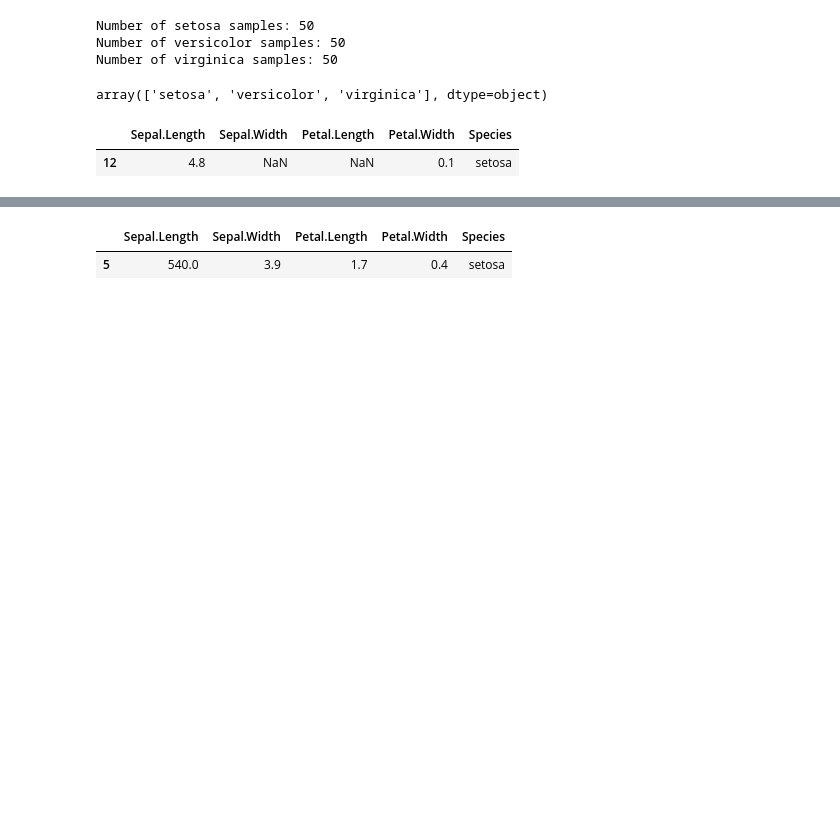
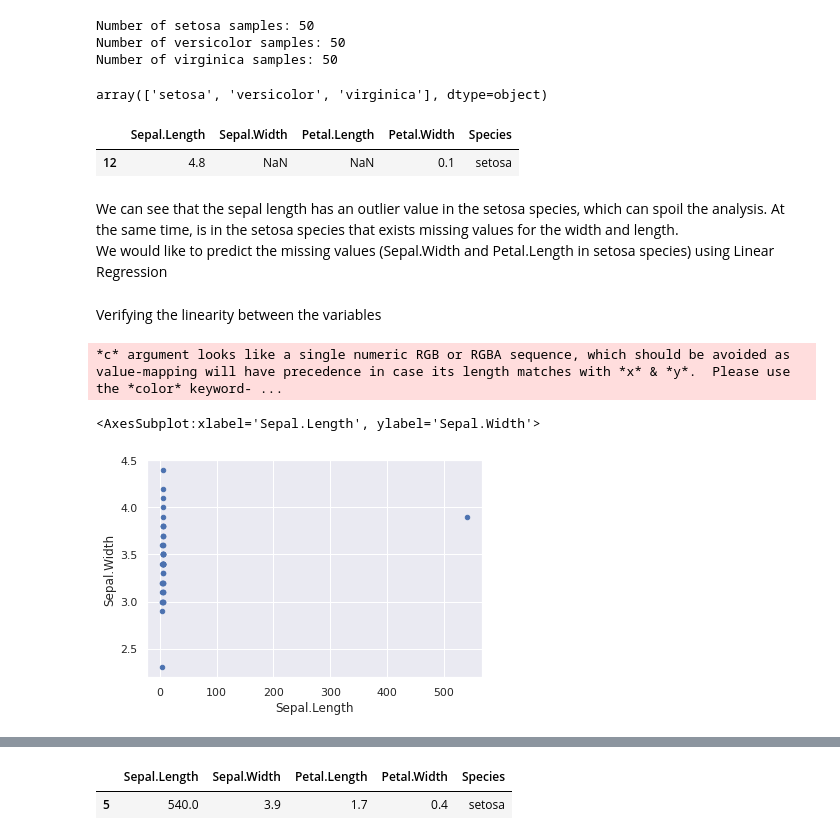
Before and after one commit to EricFerreiraS/CA683, a Jupyter notebook: small_assignment/Small Assignment_final_version.ipynb, the cells around one changed output, grey strips where cells are left out. Saved outputs shown, nothing was run; the diff lists cells and outputs as text; code cells hidden in the pictures; blank space fills up the shorter version.

```diff
--- a/small_assignment/Small Assignment_final_version.ipynb
+++ b/small_assignment/Small Assignment_final_version.ipynb
@@ -50,3 +51,19 @@ df[df['Sepal.Width'].isnull()]
 # %% [output]
 |  | Sepal.Length | Sepal.Width | Petal.Length | Petal.Width | Species |
 | 12 | 4.8 | NaN | NaN | 0.1 | setosa |
+# %% [markdown]
+We can see that the sepal length has an outlier value in the setosa species, which can spoil the analysis. At the same time, is in the setosa species that exists missing values for the width and length.<br>
+We would like to predict the missing values (Sepal.Width and Petal.Length in setosa species) using Linear Regression
+# %%
+df_setosa = df[df['Species']=='setosa']
+# %% [markdown]
+Verifying the linearity between the variables
+# %%
+sns.set()
+%matplotlib inline
+
+df_setosa.plot.scatter(x='Sepal.Length', y='Sepal.Width')
+# %% [output]
+*c* argument looks like a single numeric RGB or RGBA sequence, which should be avoided as value-mapping will have precedence in case its length matches with *x* & *y*.  Please use the *color* keyword- ...
+<AxesSubplot:xlabel='Sepal.Length', ylabel='Sepal.Width'>
+[figure, added]
```
Also changed, not shown: parts of 17 cells of this notebook.
